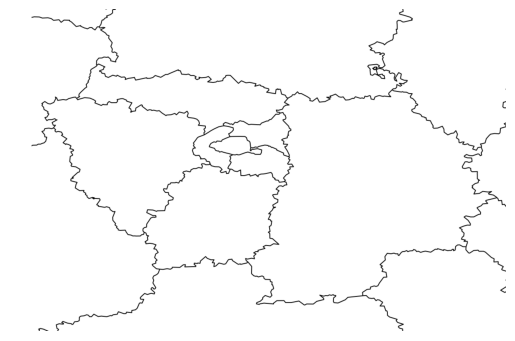
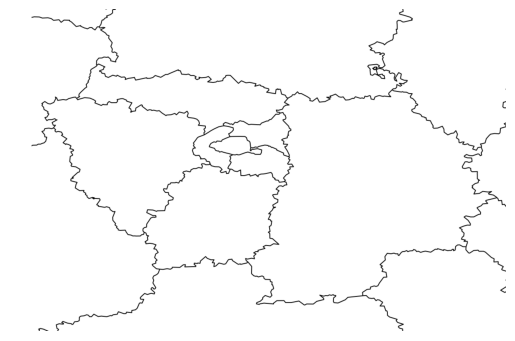
Unified diff of the notebook cell whose output changed from the first chart to the second:
--- before
+++ after
@@ -1,4 +1,6 @@
-img = np.load("/libre/chengs/data/airparis/map_rgb_adjusted.npy")    
-plt.imshow(np.flipud(d[100, 0, :, :]))
+import numpy as np
+import matplotlib.pyplot as plt
+
+img = np.load("data/map_rgb_adjusted.npy")
 plt.imshow(img) 
 plt.axis("off")

Commit: plot paris